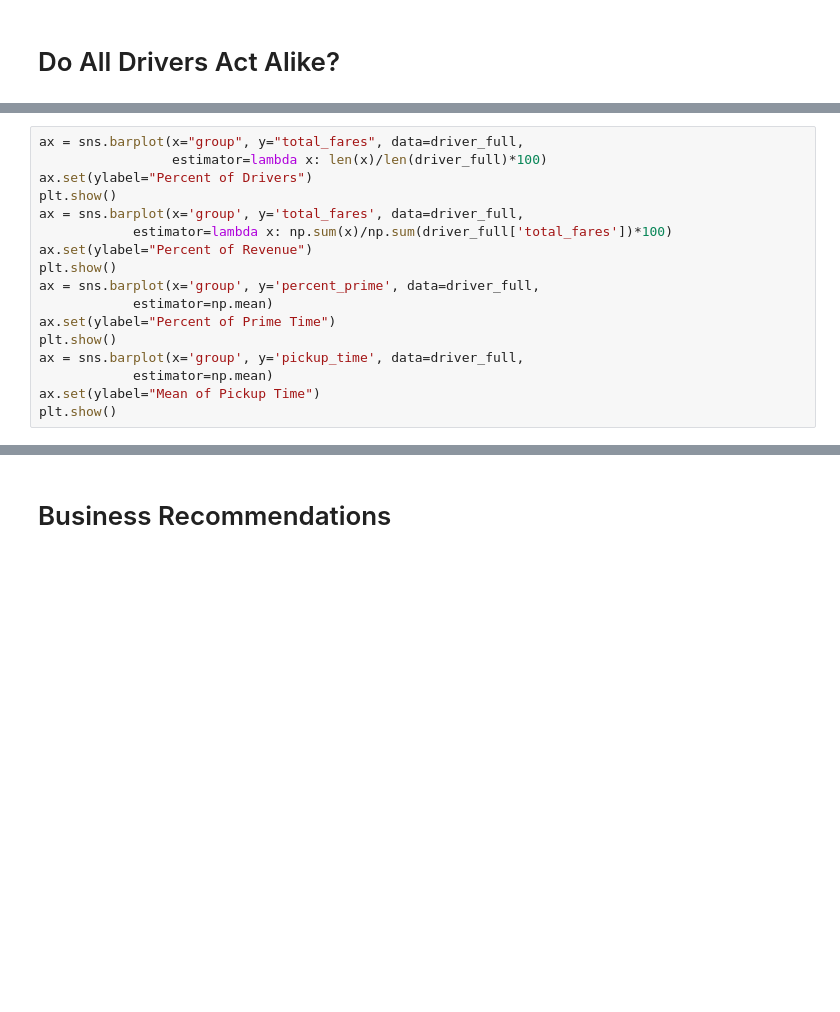
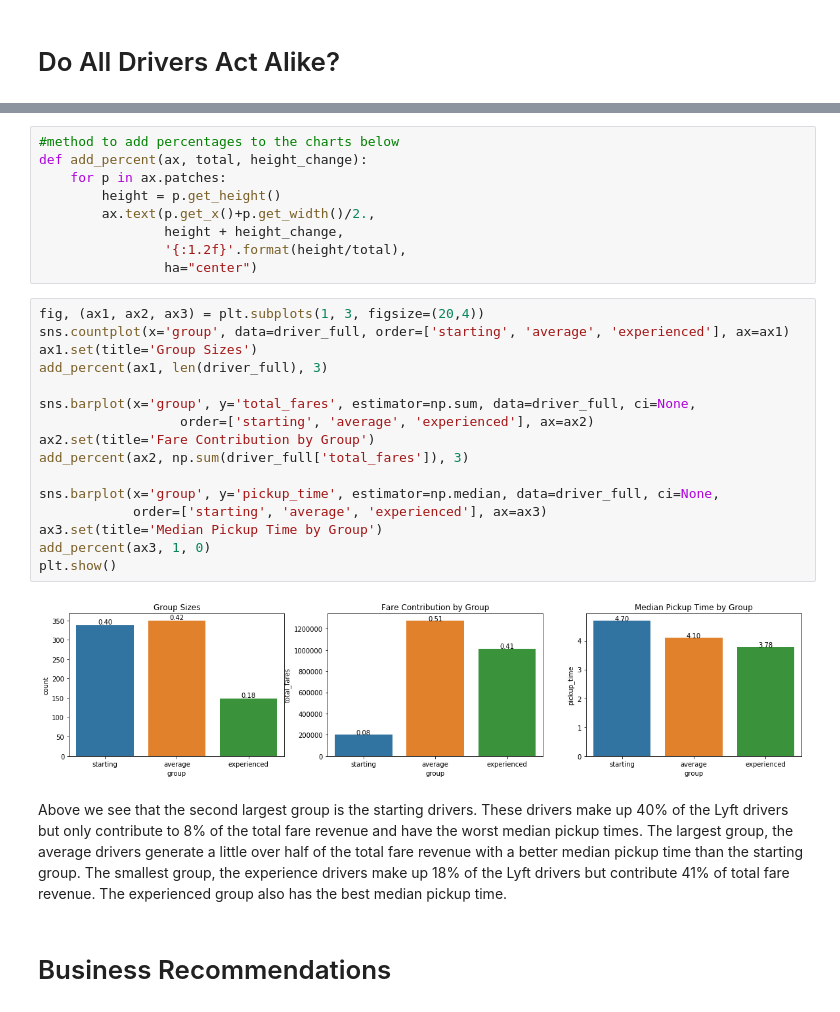
Before and after one commit to Afosado/lyft_competition, a Jupyter notebook: Lyft Competition.ipynb, the cells around one changed output, grey strips where cells are left out. Saved outputs shown, nothing was run; the diff lists cells and outputs as text; blank space fills up the shorter version.

```diff
--- a/Lyft Competition.ipynb
+++ b/Lyft Competition.ipynb
@@ -146,17 +139,0 @@ Name: num_rides, dtype: int64
-# %%
-ax = sns.barplot(x="group", y="total_fares", data=driver_full,
-                 estimator=lambda x: len(x)/len(driver_full)*100)
-ax.set(ylabel="Percent of Drivers")
-plt.show()
-ax = sns.barplot(x='group', y='total_fares', data=driver_full,
-            estimator=lambda x: np.sum(x)/np.sum(driver_full['total_fares'])*100)
-ax.set(ylabel="Percent of Revenue")
-plt.show()
-ax = sns.barplot(x='group', y='percent_prime', data=driver_full,
-            estimator=np.mean)
-ax.set(ylabel="Percent of Prime Time")
-plt.show()
-ax = sns.barplot(x='group', y='pickup_time', data=driver_full,
-            estimator=np.mean)
-ax.set(ylabel="Mean of Pickup Time")
-plt.show()
@@ -168,2 +155,31 @@ plt.show()
+# %%
+#method to add percentages to the charts below
+def add_percent(ax, total, height_change):
+    for p in ax.patches:
+        height = p.get_height()
+        ax.text(p.get_x()+p.get_width()/2.,
+                height + height_change,
+                '{:1.2f}'.format(height/total),
+                ha="center")
+# %%
+fig, (ax1, ax2, ax3) = plt.subplots(1, 3, figsize=(20,4))
+sns.countplot(x='group', data=driver_full, order=['starting', 'average', 'experienced'], ax=ax1)
+ax1.set(title='Group Sizes')
+add_percent(ax1, len(driver_full), 3)
+
+sns.barplot(x='group', y='total_fares', estimator=np.sum, data=driver_full, ci=None,
+                  order=['starting', 'average', 'experienced'], ax=ax2)
+ax2.set(title='Fare Contribution by Group')
+add_percent(ax2, np.sum(driver_full['total_fares']), 3)
+
+sns.barplot(x='group', y='pickup_time', estimator=np.median, data=driver_full, ci=None,
+            order=['starting', 'average', 'experienced'], ax=ax3)
+ax3.set(title='Median Pickup Time by Group')
+add_percent(ax3, 1, 0)
+plt.show()
+# %% [output]
+[figure, added]
+# %% [markdown]
+Above we see that the second largest group is the starting drivers. These drivers make up 40% of the Lyft drivers but only contribute to 8% of the total fare revenue and have the worst median pickup times. The largest group, the average drivers generate a little over half of the total fare revenue with a better median pickup time than the starting group. The smallest group, the experience drivers make up 18% of the Lyft drivers but contribute 41% of total fare revenue. The experienced group also has the best median pickup time.
 # %% [markdown]
 # Business Recommendations
```
Also changed, not shown: parts of 40 cells of this notebook, 2 other files.
